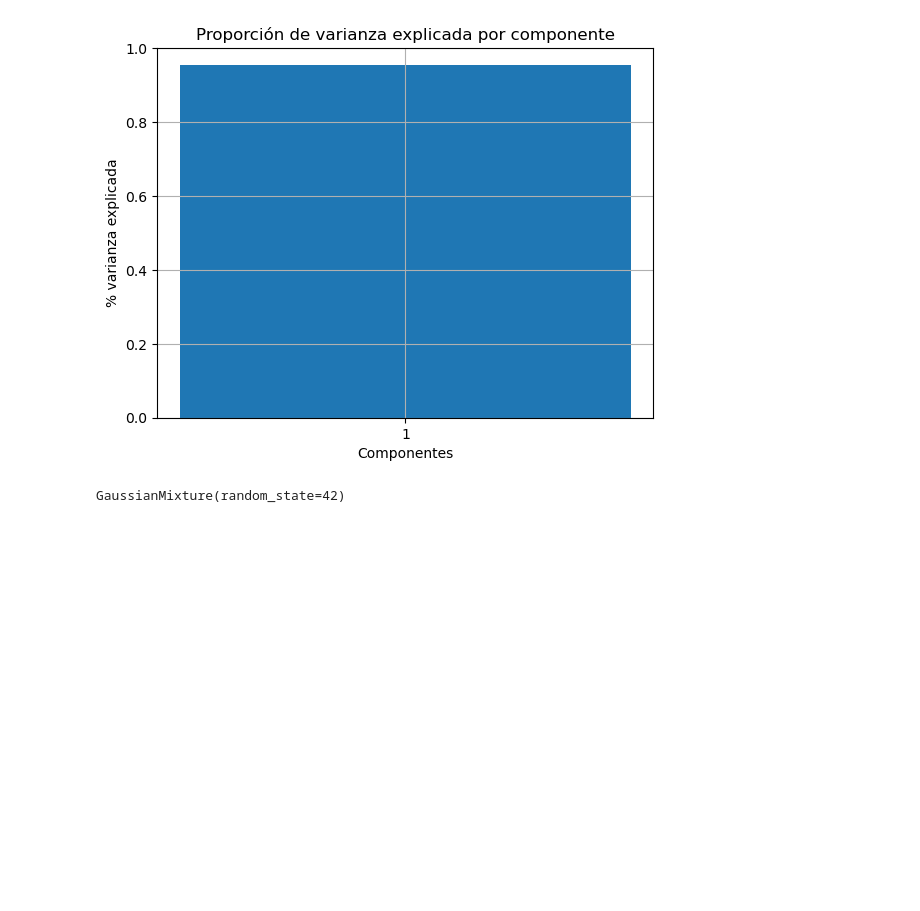
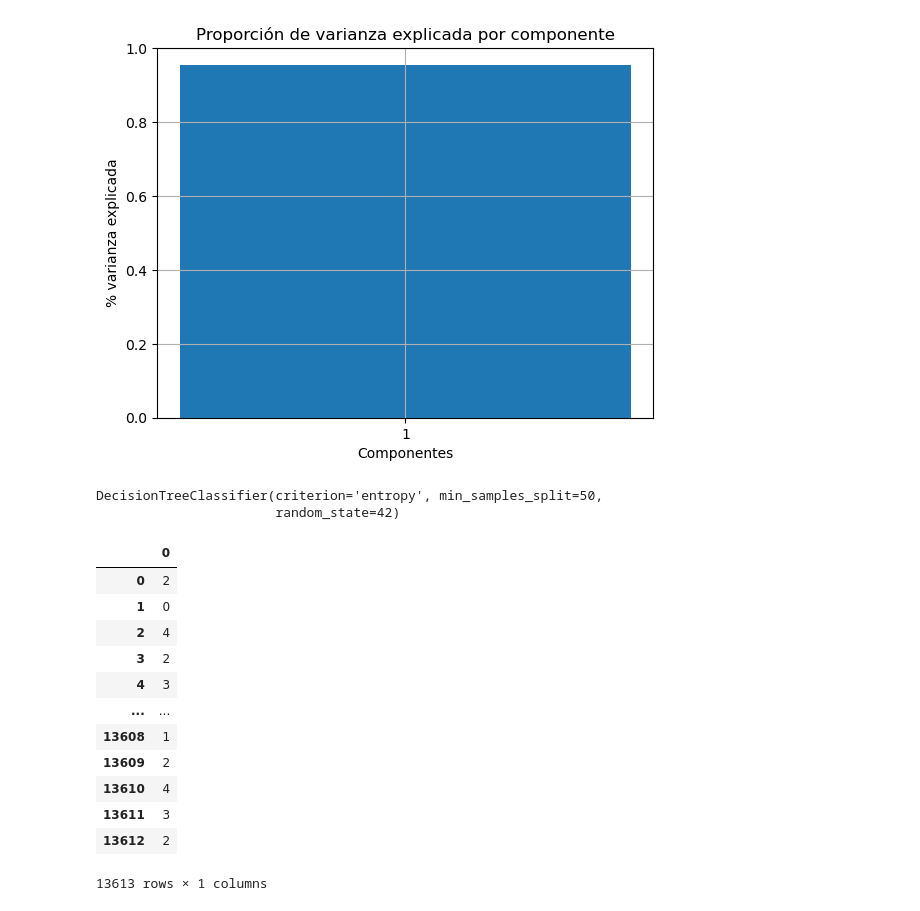
Before and after one commit to Vic263RP/MIA3-Formacion-2023-UV-AI, a Jupyter notebook: B1_HerramientasParaIA/T4_MachineLearning/Tarea4/Rodriguez_Part_Victor.ipynb, the cells around one changed output. Cells and saved outputs as stored; diff of their text form; code cells hidden in the pictures; blank space fills up the shorter version.

```diff
--- a/B1_HerramientasParaIA/T4_MachineLearning/Tarea4/Rodriguez_Part_Victor.ipynb
+++ b/B1_HerramientasParaIA/T4_MachineLearning/Tarea4/Rodriguez_Part_Victor.ipynb
@@ -317,7 +388,24 @@ housing_LDA.summary_reduccion()
 # %% [output]
 [figure]
 # %%
-housing_LDA.entrenarClasificacion(GaussianMixture, random_state=42)
+housing_LDA.entrenarClasificacion(DecisionTreeClassifier, criterion='entropy', min_samples_split=50, random_state=42)
 housing_LDA.modelo_clasificacion
 # %% [output]
-GaussianMixture(random_state=42)
+DecisionTreeClassifier(criterion='entropy', min_samples_split=50,
+                       random_state=42)
+# %%
+pd.DataFrame(housing_LDA.predecir(housing_LDA.train_reducido))
+# %% [output]
+|  | 0 |
+| 0 | 2 |
+| 1 | 0 |
+| 2 | 4 |
+| 3 | 2 |
+| 4 | 3 |
+| ... | ... |
+| 13608 | 1 |
+| 13609 | 2 |
+| 13610 | 4 |
+| 13611 | 3 |
+| 13612 | 2 |
+13613 rows × 1 columns
```
Also changed, not shown: parts of 6 cells of this notebook.
